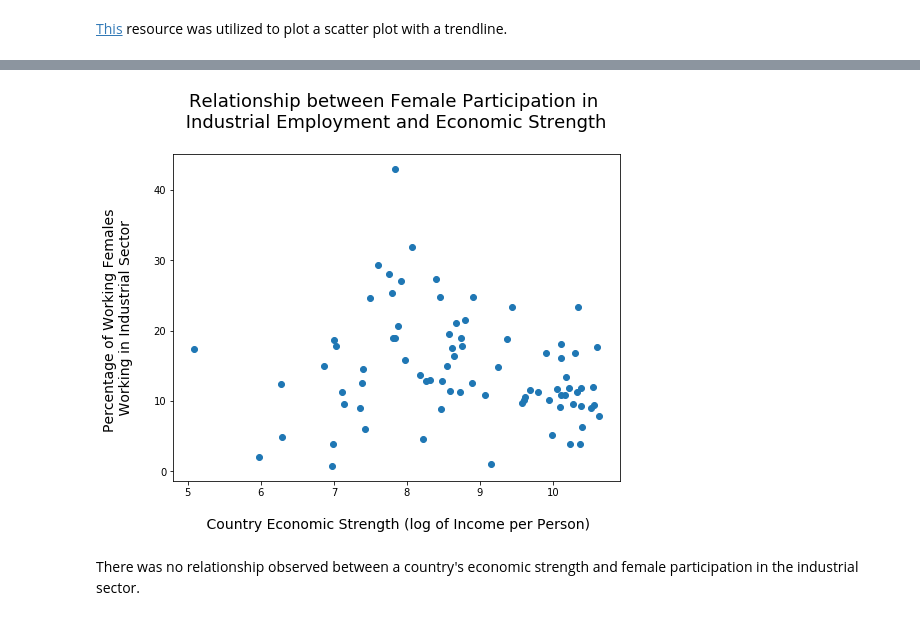
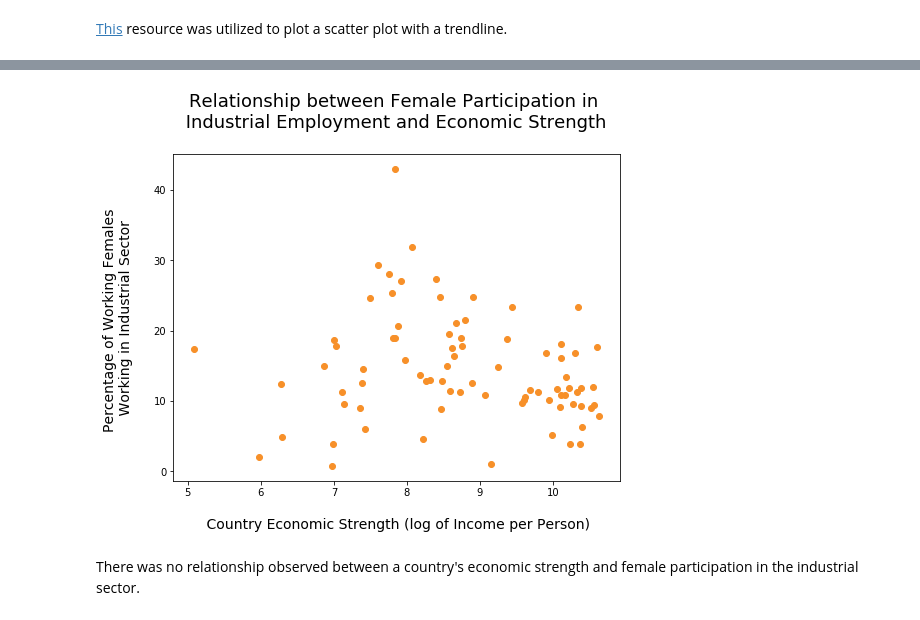
Before and after one commit to orunsh/DAND-Project-3, a Jupyter notebook: project-3.ipynb, the cells around one changed output, grey strips where cells are left out. Saved outputs shown, nothing was run; the diff lists cells and outputs as text; code cells hidden in the pictures.

```diff
--- a/project-3.ipynb
+++ b/project-3.ipynb
@@ -1761,13 +1762,13 @@ r, p
 # %%
 x = inc_ind['log_income']
 y = inc_ind['ind']
 plt.subplots(figsize=(8, 6))
-plt.scatter(x, y)
+plt.scatter(x, y, color='#f79029')
 plt.title('Relationship between Female Participation in \n Industrial Employment and Economic Strength \n', fontsize=18)
 plt.xlabel('\n Country Economic Strength (log of Income per Person)', fontsize=14)
 plt.ylabel('Percentage of Working Females \n Working in Industrial Sector \n', fontsize=14);
 # %% [output]
-[figure, old version]
+[figure, new version]
 # %% [markdown]
 There was no relationship observed between a country's economic strength and female participation in the industrial sector.
 # %%
```
Also changed, not shown: parts of 139 cells of this notebook.
